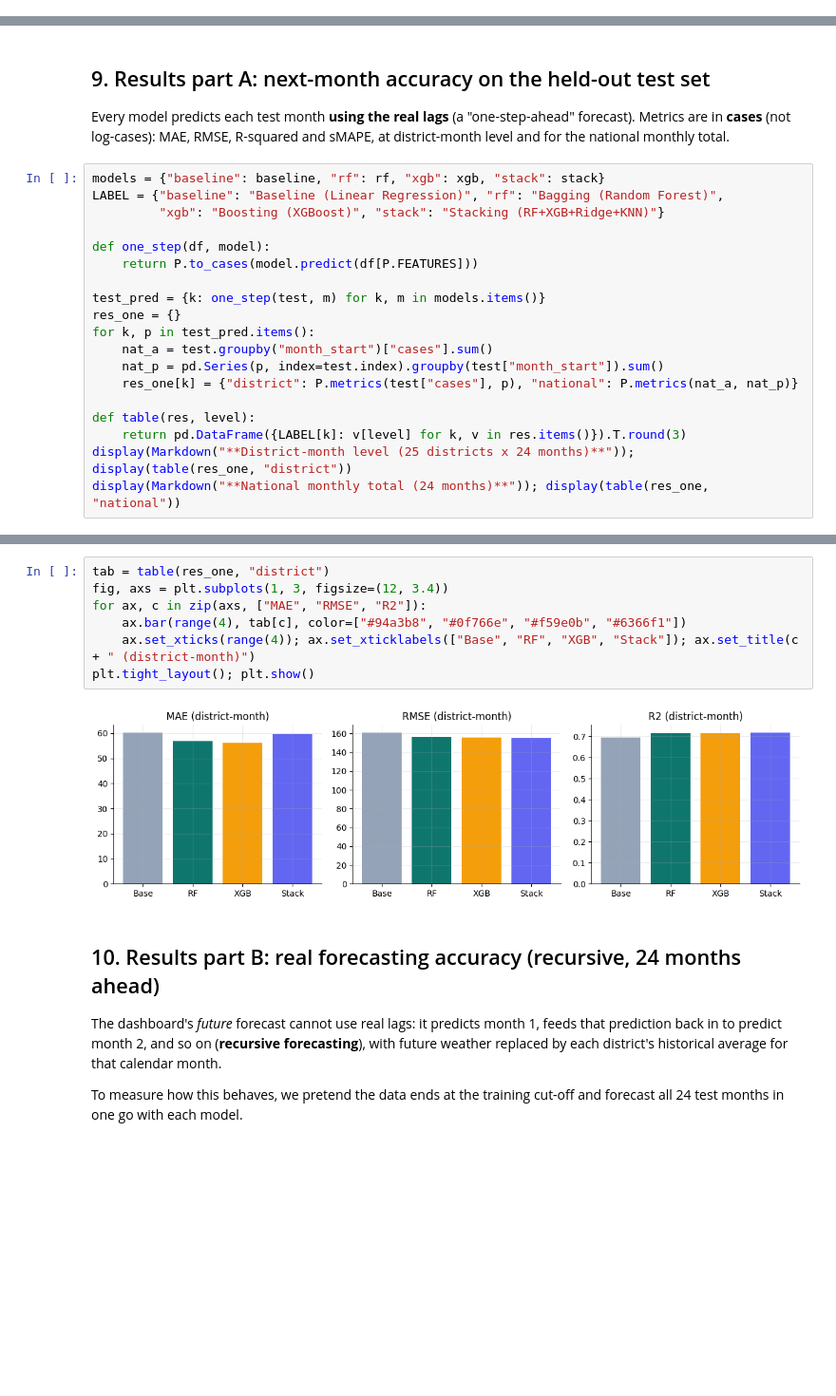
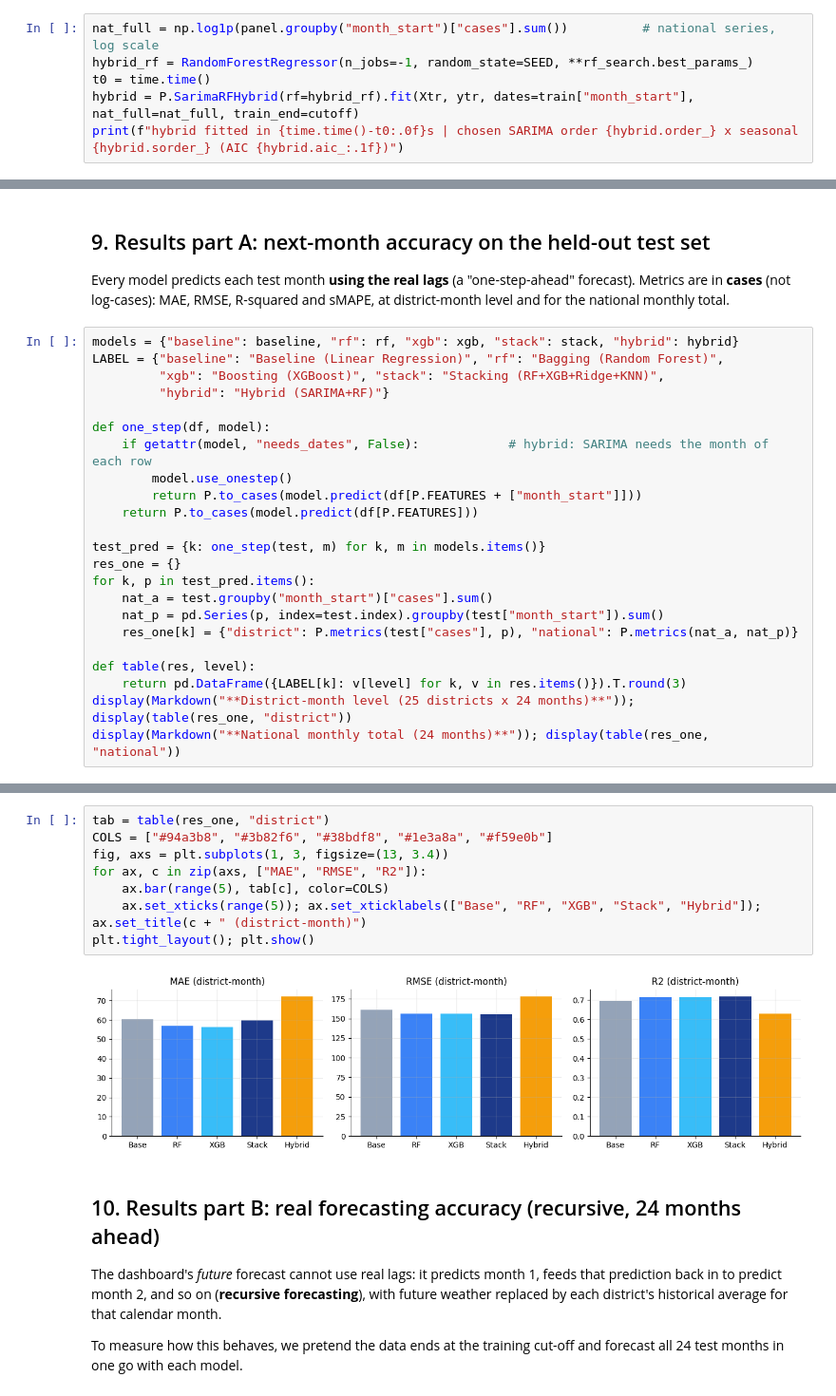
Before and after one commit to BhashithaSamarasinghe/dengue-ensemble-dashboard, a Jupyter notebook: notebooks/dengue_ensemble.ipynb, the cells around one changed output, grey strips where cells are left out. Shown at 95% size. Saved outputs shown, nothing was run; the diff lists cells and outputs as text; blank space fills up the shorter version.

```diff
--- a/notebooks/dengue_ensemble.ipynb
+++ b/notebooks/dengue_ensemble.ipynb
@@ -241,0 +251,6 @@ meta-learner weights: {'rf': np.float64(0.2246), 'xgb': np.float64(0.0187), 'rid
+# %%
+nat_full = np.log1p(panel.groupby("month_start")["cases"].sum())          # national series, log scale
+hybrid_rf = RandomForestRegressor(n_jobs=-1, random_state=SEED, **rf_search.best_params_)
+t0 = time.time()
+hybrid = P.SarimaRFHybrid(rf=hybrid_rf).fit(Xtr, ytr, dates=train["month_start"], nat_full=nat_full, train_end=cutoff)
+print(f"hybrid fitted in {time.time()-t0:.0f}s | chosen SARIMA order {hybrid.order_} x seasonal {hybrid.sorder_} (AIC {hybrid.aic_:.1f})")
@@ -243,11 +260,15 @@ meta-learner weights: {'rf': np.float64(0.2246), 'xgb': np.float64(0.0187), 'rid
 ## 9. Results part A: next-month accuracy on the held-out test set
 Every model predicts each test month **using the real lags** (a "one-step-ahead" forecast). Metrics are in **cases** (not log-cases): MAE, RMSE, R-squared and sMAPE, at district-month level and for the national monthly total.
 # %%
-models = {"baseline": baseline, "rf": rf, "xgb": xgb, "stack": stack}
+models = {"baseline": baseline, "rf": rf, "xgb": xgb, "stack": stack, "hybrid": hybrid}
 LABEL = {"baseline": "Baseline (Linear Regression)", "rf": "Bagging (Random Forest)",
-         "xgb": "Boosting (XGBoost)", "stack": "Stacking (RF+XGB+Ridge+KNN)"}
+         "xgb": "Boosting (XGBoost)", "stack": "Stacking (RF+XGB+Ridge+KNN)",
+         "hybrid": "Hybrid (SARIMA+RF)"}
 
 def one_step(df, model):
+    if getattr(model, "needs_dates", False):            # hybrid: SARIMA needs the month of each row
+        model.use_onestep()
+        return P.to_cases(model.predict(df[P.FEATURES + ["month_start"]]))
     return P.to_cases(model.predict(df[P.FEATURES]))
 
 test_pred = {k: one_step(test, m) for k, m in models.items()}
@@ -277,12 +300,13 @@ display(Markdown("**National monthly total (24 months)**")); display(table(res_o
 # %%
 tab = table(res_one, "district")
-fig, axs = plt.subplots(1, 3, figsize=(12, 3.4))
+COLS = ["#94a3b8", "#3b82f6", "#38bdf8", "#1e3a8a", "#f59e0b"]
+fig, axs = plt.subplots(1, 3, figsize=(13, 3.4))
 for ax, c in zip(axs, ["MAE", "RMSE", "R2"]):
-    ax.bar(range(4), tab[c], color=["#94a3b8", "#0f766e", "#f59e0b", "#6366f1"])
-    ax.set_xticks(range(4)); ax.set_xticklabels(["Base", "RF", "XGB", "Stack"]); ax.set_title(c + " (district-month)")
+    ax.bar(range(5), tab[c], color=COLS)
+    ax.set_xticks(range(5)); ax.set_xticklabels(["Base", "RF", "XGB", "Stack", "Hybrid"]); ax.set_title(c + " (district-month)")
 plt.tight_layout(); plt.show()
 # %% [output]
-[figure, old version]
+[figure, new version]
 # %% [markdown]
 ## 10. Results part B: real forecasting accuracy (recursive, 24 months ahead)
 The dashboard's *future* forecast cannot use real lags: it predicts month 1, feeds that prediction back in to predict month 2, and so on (**recursive forecasting**), with future weather replaced by each district's historical average for that calendar month.
```
Also changed, not shown: parts of 20 cells of this notebook, 10 other files.
